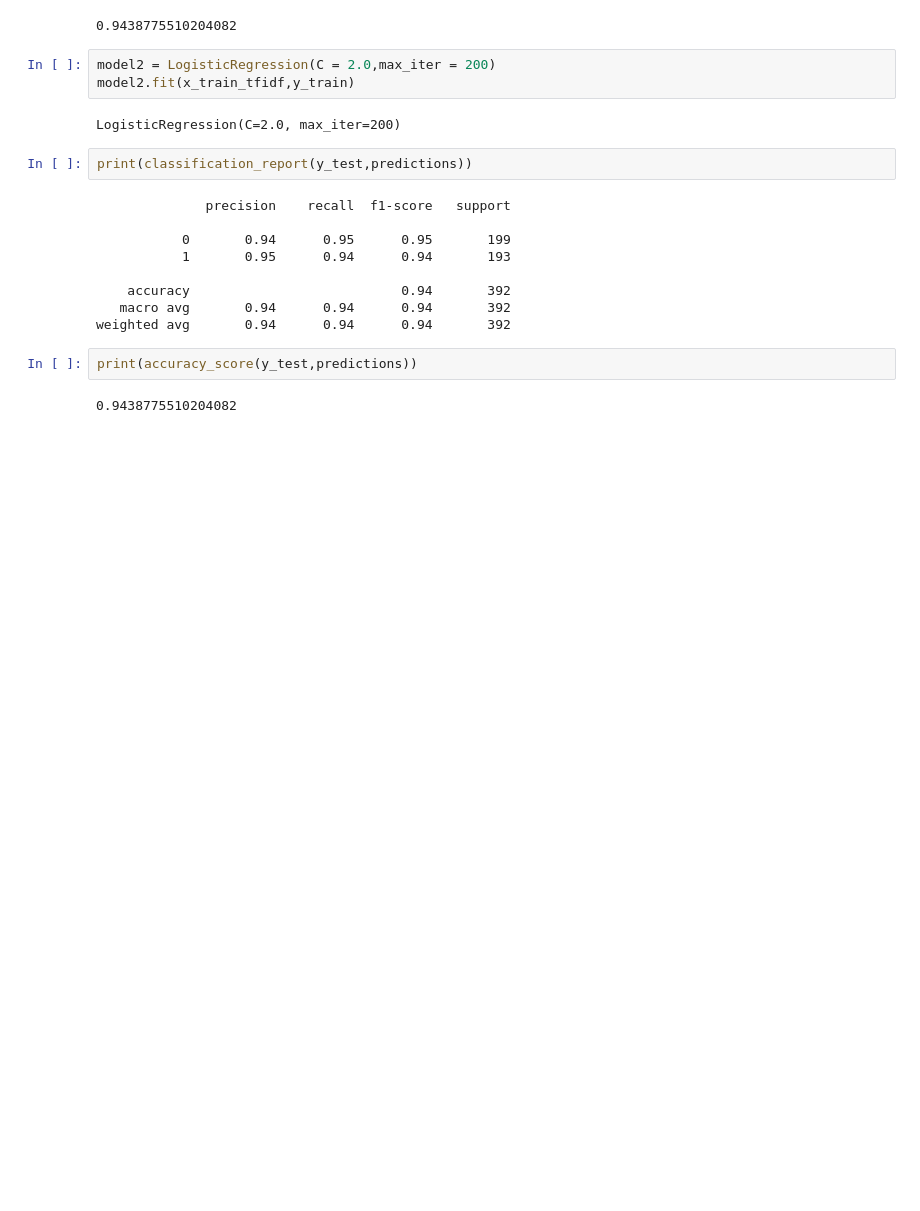
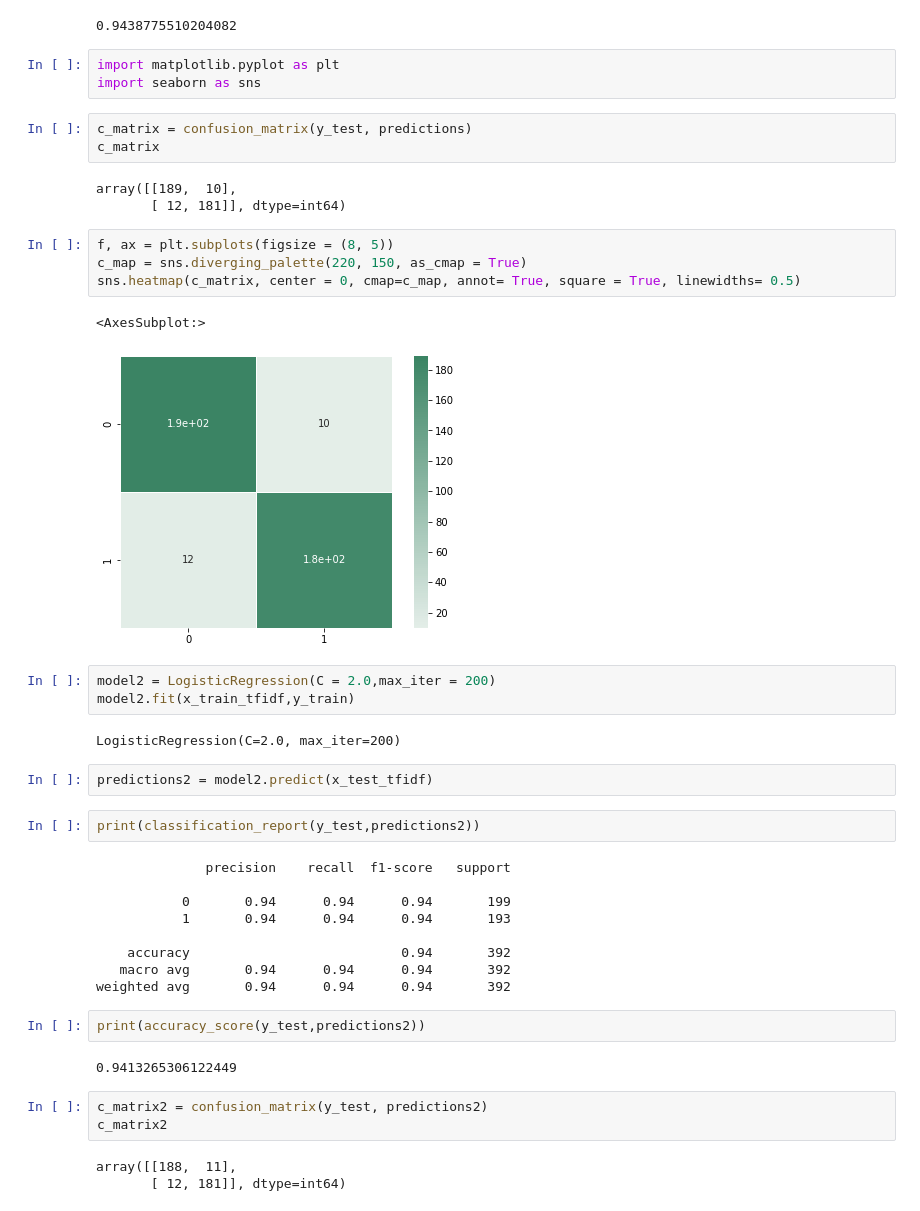
Before and after one commit to Soumya-Dey/YouTube-spam-detection-system, a Jupyter notebook: MyData.ipynb, the cells around one changed output. Saved outputs shown, nothing was run; the diff lists cells and outputs as text; blank space fills up the shorter version.

Commit message:
Add confusion matrix heatmap

```diff
--- a/MyData.ipynb
+++ b/MyData.ipynb
@@ -122,23 +122,47 @@ weighted avg       0.94      0.94      0.94       392
 print(accuracy_score(y_test,predictions))
 # %% [output]
 0.9438775510204082
+# %%
+import matplotlib.pyplot as plt
+import seaborn as sns
+# %%
+c_matrix = confusion_matrix(y_test, predictions)
+c_matrix
+# %% [output]
+array([[189,  10],
+       [ 12, 181]], dtype=int64)
+# %%
+f, ax = plt.subplots(figsize = (8, 5))
+c_map = sns.diverging_palette(220, 150, as_cmap = True)
+sns.heatmap(c_matrix, center = 0, cmap=c_map, annot= True, square = True, linewidths= 0.5)
+# %% [output]
+<AxesSubplot:>
+[figure, added]
 # %%
 model2 = LogisticRegression(C = 2.0,max_iter = 200)
 model2.fit(x_train_tfidf,y_train)
 # %% [output]
 LogisticRegression(C=2.0, max_iter=200)
+# %%
+predictions2 = model2.predict(x_test_tfidf)
 # %%
-print(classification_report(y_test,predictions))
+print(classification_report(y_test,predictions2))
 # %% [output]
               precision    recall  f1-score   support
 
-           0       0.94      0.95      0.95       199
-           1       0.95      0.94      0.94       193
+           0       0.94      0.94      0.94       199
+           1       0.94      0.94      0.94       193
 
     accuracy                           0.94       392
    macro avg       0.94      0.94      0.94       392
 weighted avg       0.94      0.94      0.94       392
 # %%
-print(accuracy_score(y_test,predictions))
+print(accuracy_score(y_test,predictions2))
 # %% [output]
-0.9438775510204082
+0.9413265306122449
+# %%
+c_matrix2 = confusion_matrix(y_test, predictions2)
+c_matrix2
+# %% [output]
+array([[188,  11],
+       [ 12, 181]], dtype=int64)
```
Also changed, not shown: parts of 1 cell of this notebook, 3 other files.
